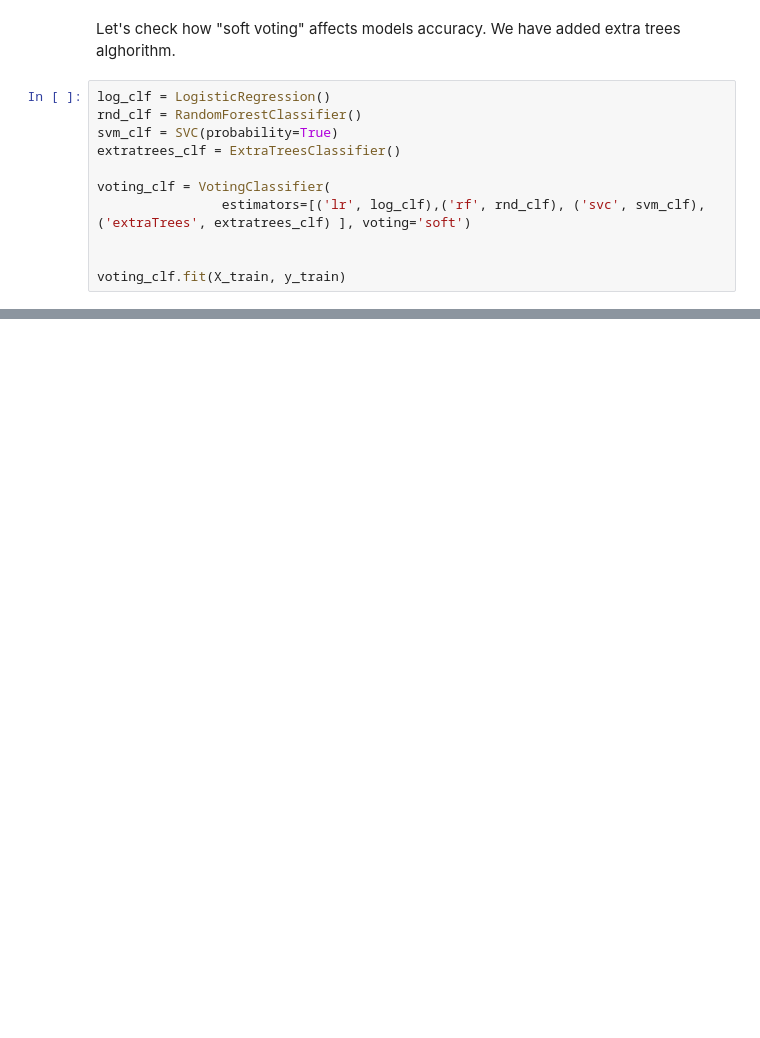
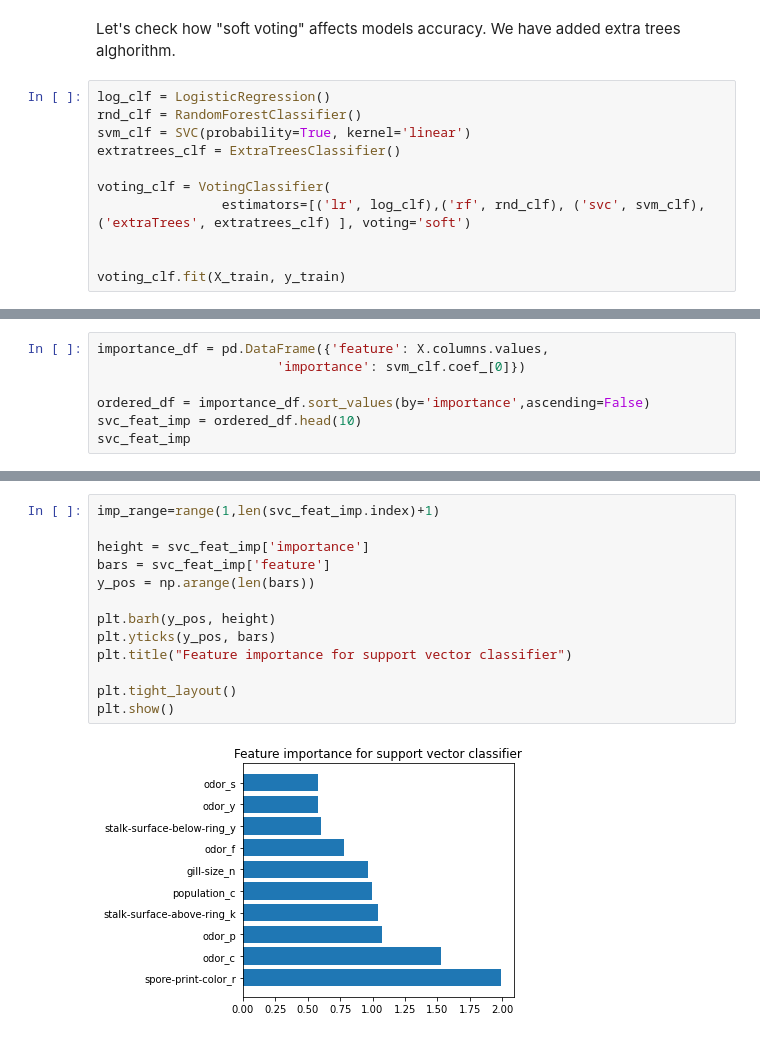
Before and after one commit to CodingBee77/Data_Science_Projects, a Jupyter notebook: Ensemble_learning_with_mushroom_dataset/Ensemble_learning_mushroom_classification.ipynb, the cells around one changed output, grey strips where cells are left out. Drawn from its saved outputs; the diff is of its cells as text; blank space fills up the shorter version.

```diff
--- a/Ensemble_learning_with_mushroom_dataset/Ensemble_learning_mushroom_classification.ipynb
+++ b/Ensemble_learning_with_mushroom_dataset/Ensemble_learning_mushroom_classification.ipynb
@@ -166,7 +177,7 @@ Let's check how "soft voting" affects models accuracy. We have added extra trees
 # %%
 log_clf = LogisticRegression()
 rnd_clf = RandomForestClassifier()
-svm_clf = SVC(probability=True)
+svm_clf = SVC(probability=True, kernel='linear')
 extratrees_clf = ExtraTreesClassifier()
 
 voting_clf = VotingClassifier(
@@ -225,0 +338,7 @@ has lower accuracy.
+# %%
+importance_df = pd.DataFrame({'feature': X.columns.values,
+                       'importance': svm_clf.coef_[0]})
+
+ordered_df = importance_df.sort_values(by='importance',ascending=False)
+svc_feat_imp = ordered_df.head(10)
+svc_feat_imp
@@ -225,0 +357,15 @@ has lower accuracy.
+# %%
+imp_range=range(1,len(svc_feat_imp.index)+1)
+
+height = svc_feat_imp['importance']
+bars = svc_feat_imp['feature']
+y_pos = np.arange(len(bars))
+
+plt.barh(y_pos, height)
+plt.yticks(y_pos, bars)
+plt.title("Feature importance for support vector classifier")
+
+plt.tight_layout()
+plt.show()
+# %% [output]
+[figure, added]
```
Also changed, not shown: parts of 23 cells of this notebook, 3 other files.
